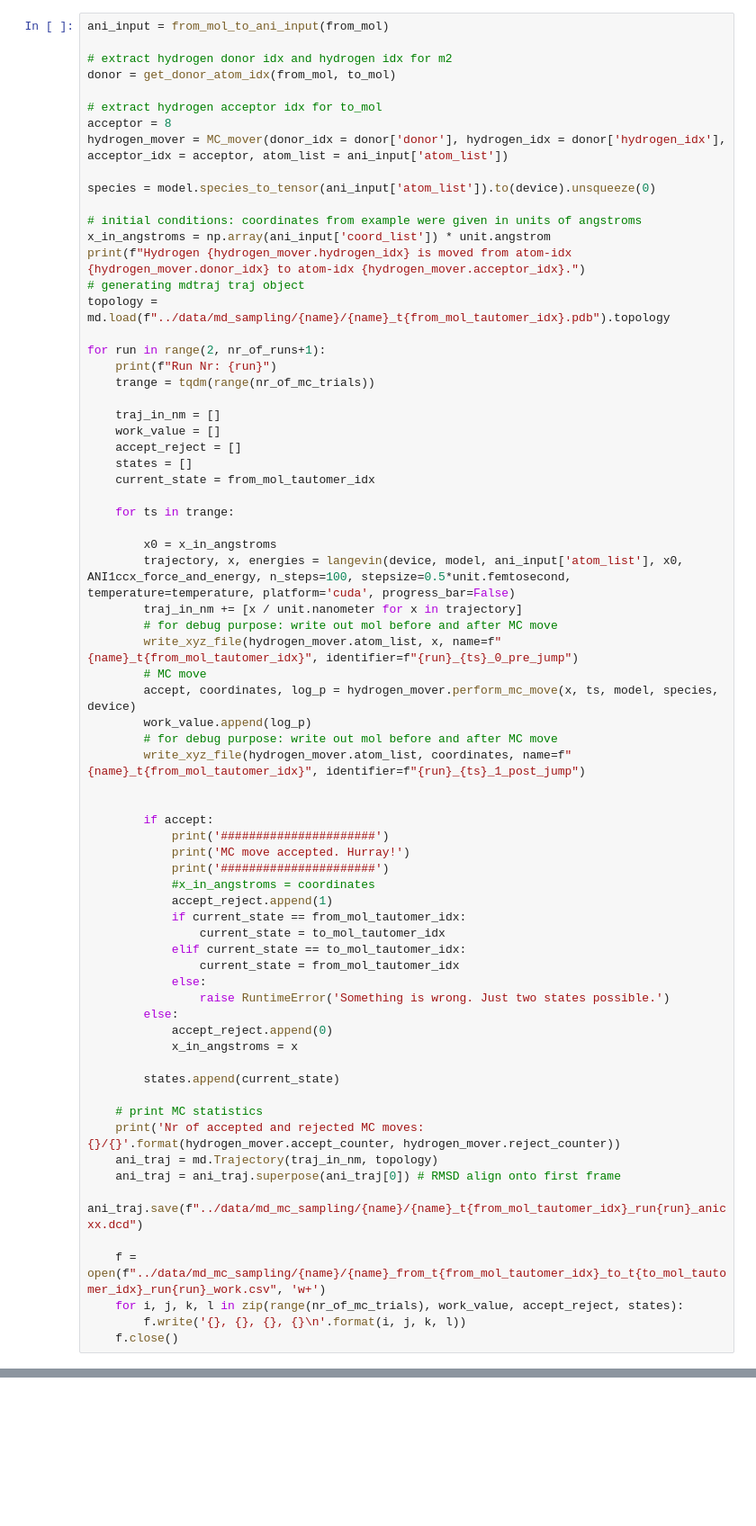
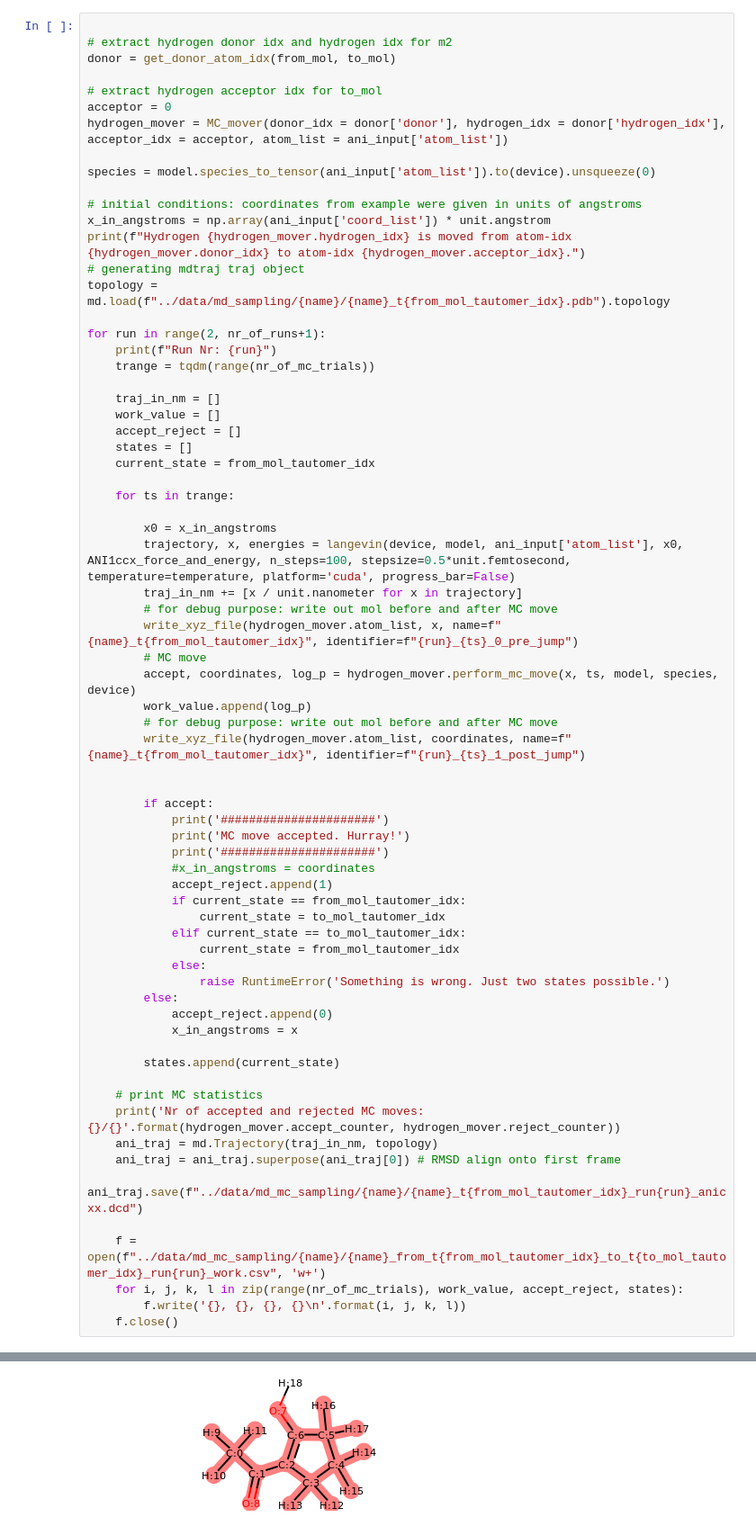
Before and after one commit to choderalab/neutromeratio, a Jupyter notebook: notebooks/MC_MD.ipynb, the cells around one changed output, grey strips where cells are left out. Shown: that part at 90% size. Saved outputs shown, nothing was run; the diff lists cells and outputs as text; blank space fills up the shorter version.

```diff
--- a/notebooks/MC_MD.ipynb
+++ b/notebooks/MC_MD.ipynb
@@ -69,11 +74,10 @@ to_mol = mols[f"t{to_mol_tautomer_idx}"]
 # %%
-ani_input = from_mol_to_ani_input(from_mol)
 
 # extract hydrogen donor idx and hydrogen idx for m2
 donor = get_donor_atom_idx(from_mol, to_mol)
 
 # extract hydrogen acceptor idx for to_mol
-acceptor = 8
+acceptor = 0
 hydrogen_mover = MC_mover(donor_idx = donor['donor'], hydrogen_idx = donor['hydrogen_idx'], acceptor_idx = acceptor, atom_list = ani_input['atom_list'])
 
 species = model.species_to_tensor(ani_input['atom_list']).to(device).unsqueeze(0)
@@ -136,3 +140,4 @@ for run in range(2, nr_of_runs+1):
     for i, j, k, l in zip(range(nr_of_mc_trials), work_value, accept_reject, states):
         f.write('{}, {}, {}, {}\n'.format(i, j, k, l))
     f.close()
+# %% [output]
@@ -138,0 +145 @@ for run in range(2, nr_of_runs+1):
+[figure, added]
```
Also changed, not shown: parts of 3 cells of this notebook, 13 other files.
